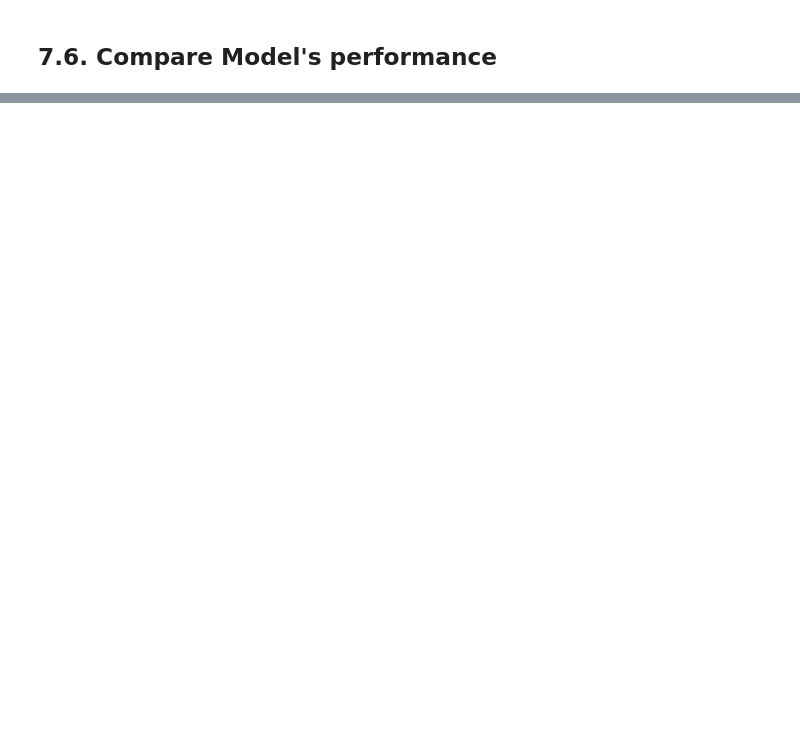
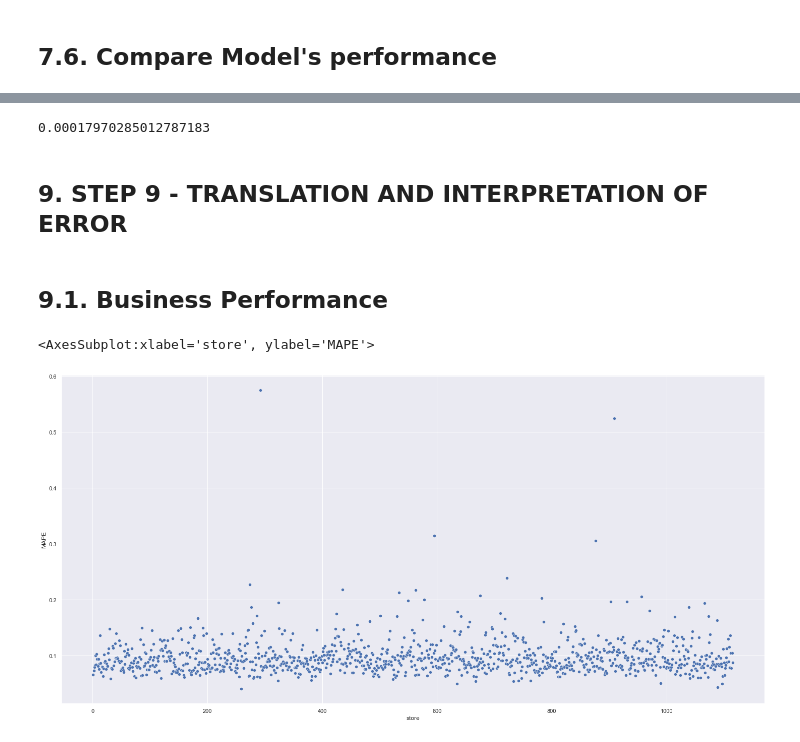
Before and after one commit to Davipaulo9/Sales-Prediction-Pharmacy-Rossmann, a Jupyter notebook: m07_v01_store_sales_prediction.ipynb, the cells around one changed output, grey strips where cells are left out. Saved outputs shown, nothing was run; the diff lists cells and outputs as text; code cells hidden in the pictures; blank space fills up the shorter version.

```diff
--- a/m07_v01_store_sales_prediction.ipynb
+++ b/m07_v01_store_sales_prediction.ipynb
@@ -1420,0 +1532,5 @@ f
+# %%
+mpe = mean_percentage_error( np.expm1( Y_test ), np.expm1( yhat_xgb_tuned ) )
+mpe
+# %% [output]
+0.00017970285012787183
@@ -1420,0 +1541,35 @@ f
+# %% [markdown]
+## 9. STEP 9 - TRANSLATION AND INTERPRETATION OF ERROR
+# %%
+df9 = X_test [ cols_selected_boruta_full ]
+
+# rescale
+
+df9['sales'] = np.expm1( df9['sales'] )
+df9['predictions'] = np.expm1( yhat_xgb_tuned )
+# %% [markdown]
+## 9.1. Business Performance
+# %%
+# sum of predicitons
+df91 = df9[['store', 'predictions']].groupby('store').sum().reset_index()
+
+# MAE and MAPE
+df9_aux1 = df9[['store', 'sales', 'predictions']].groupby( 'store' ).apply( lambda x: mean_absolute_error( x['sales'], x['predictions'] )).reset_index().rename( columns={0:'MAE'})
+df9_aux2 = df9[['store', 'sales', 'predictions']].groupby( 'store' ).apply( lambda x: mean_absolute_percentage_error( x['sales'], x['predictions'] )).reset_index().rename( columns={0:'MAPE'})
+
+# Merge
+df9_aux3 = pd.merge( df9_aux1, df9_aux2, how='inner', on='store')
+df92 = pd.merge( df91, df9_aux3, how='inner', on='store' )
+df92.head()
+
+# Scenarios
+df92['worst_scenario'] = df92['predictions'] - df92['MAE']
+df92['best_scenario'] = df92['predictions'] + df92['MAE']
+
+# order columns
+df92 = df92[['store', 'predictions', 'worst_scenario','best_scenario', 'MAE', 'MAPE']]
+# %%
+sns.scatterplot(x='store', y='MAPE',data=df92 )
+# %% [output]
+<AxesSubplot:xlabel='store', ylabel='MAPE'>
+[figure, added]
```
Also changed, not shown: parts of 46 cells of this notebook.
